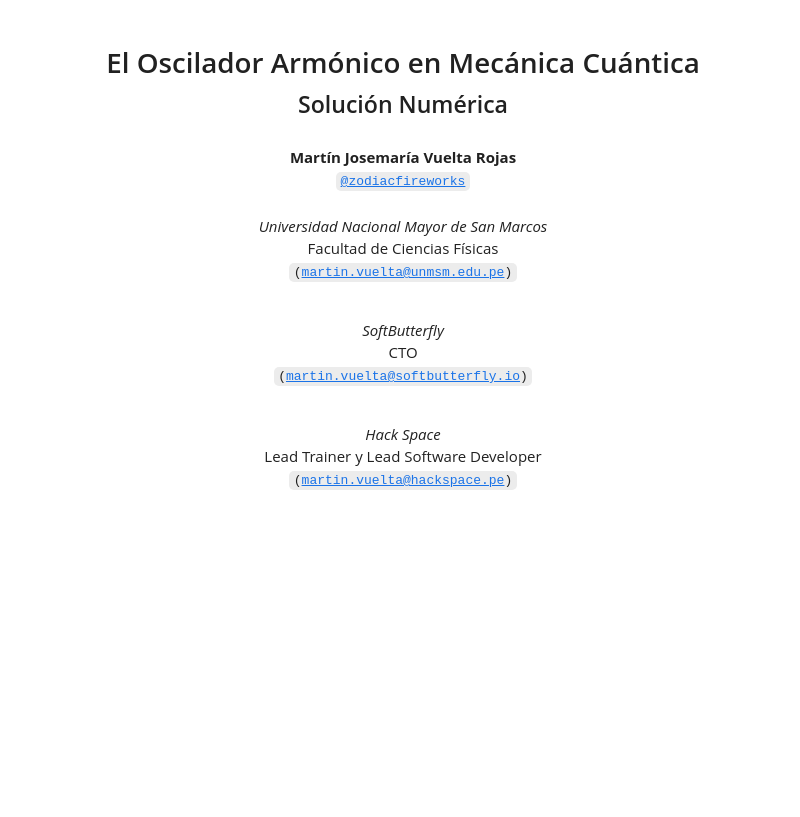
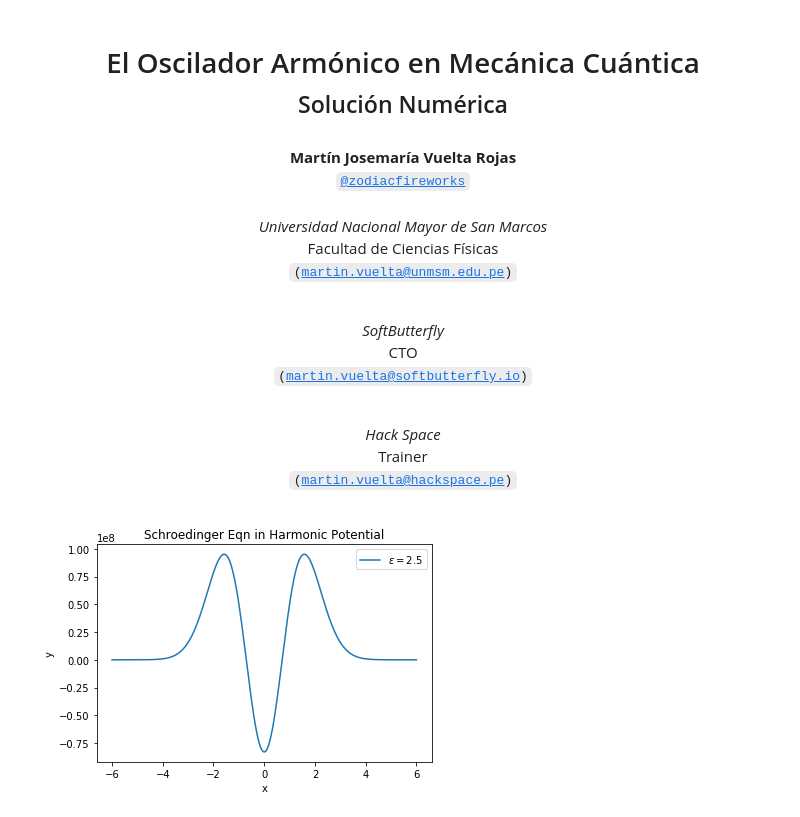
Before and after one commit to PCPUNMSM/quantum-mechanics, a Jupyter notebook: session001/notebooks/qho-numerical-solution.ipynb, the cells around one changed output. Drawn from its saved outputs; the diff is of its cells as text; code cells hidden in the pictures; blank space fills up the shorter version.

```diff
--- a/session001/notebooks/qho-numerical-solution.ipynb
+++ b/session001/notebooks/qho-numerical-solution.ipynb
@@ -14,6 +14,6 @@ CTO<br/>
 <code>(martin.vuelta@softbutterfly.io)</code><br/><br/>
 
 <i>Hack Space</i><br/>
-Lead Trainer y Lead Software Developer<br/>
+Trainer<br/>
 <code>(martin.vuelta@hackspace.pe)</code>
 </div>
@@ -19,0 +22,64 @@ Lead Trainer y Lead Software Developer<br/>
+# %%
+'''
+--- Title:      Schroedinger Equation in Harmonic Potential
+--- Author:     Matt Evans (mtdevans.com)
+--- Copyright:  Do what you want with it.
+
+This program basically just draws the functions for a
+given value of epsilon. Epsilon should be an integer n+1/2
+for good solutions.
+'''
+
+import pylab as lab
+import math
+
+N = 60000 # iterations
+
+h = 0.0001
+h2 = pow(h,2)
+
+epsilon = 2.5 # n+1/2
+
+y = 0.0
+k = 0.0
+x = -1*(N-2)*h
+
+k_minus_2 = epsilon + x-2*h # k_0
+k_minus_1 = epsilon + x-h # k_1
+a = 0.1
+y_minus_2 = 0 # y_0
+y_minus_1 = a # y_1
+
+x_out = []
+y_out = []
+
+n=-1*N+2
+
+while n<N-2:
+  n+=1
+  x += h;
+  k = 2*epsilon - pow(x, 2)
+  b = h2/12
+  y = ( 2*(1-5*b*k_minus_1) * y_minus_1 - (1+b*k_minus_2) * y_minus_2 ) / (1 + b * k)
+
+  # Save for plotting
+  x_out.append(x)
+  y_out.append(y)
+
+  # Shift for next iteration
+  y_minus_2 = y_minus_1
+  y_minus_1 = y
+  k_minus_2 = k_minus_1
+  k_minus_1 = k
+
+
+# Plot
+lab.figure(1)
+lab.plot(x_out, y_out, label="$\epsilon = "+repr(epsilon)+"$")
+lab.xlabel("x")
+lab.ylabel("y")
+lab.title("Schroedinger Eqn in Harmonic Potential")
+lab.legend(loc=1)
+lab.show()
+# %% [output]
+[figure, added]
```
Also changed, not shown: parts of 2 cells of this notebook, 5 other files.
